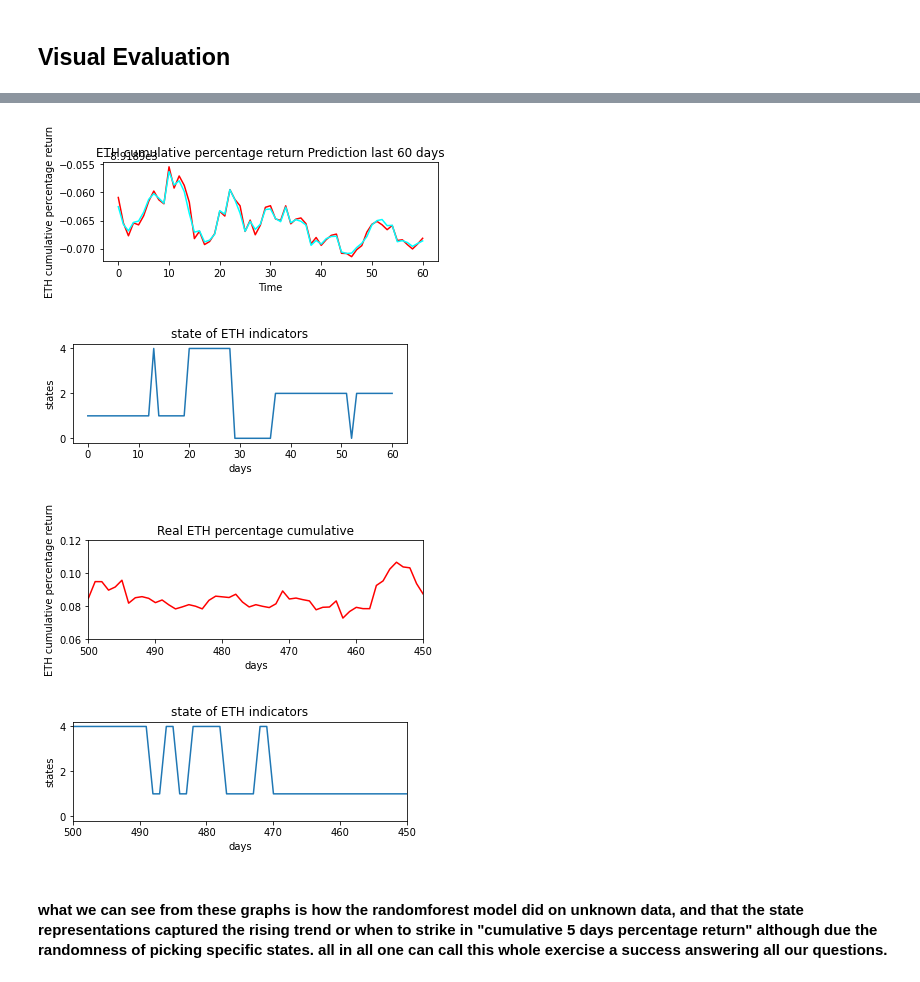
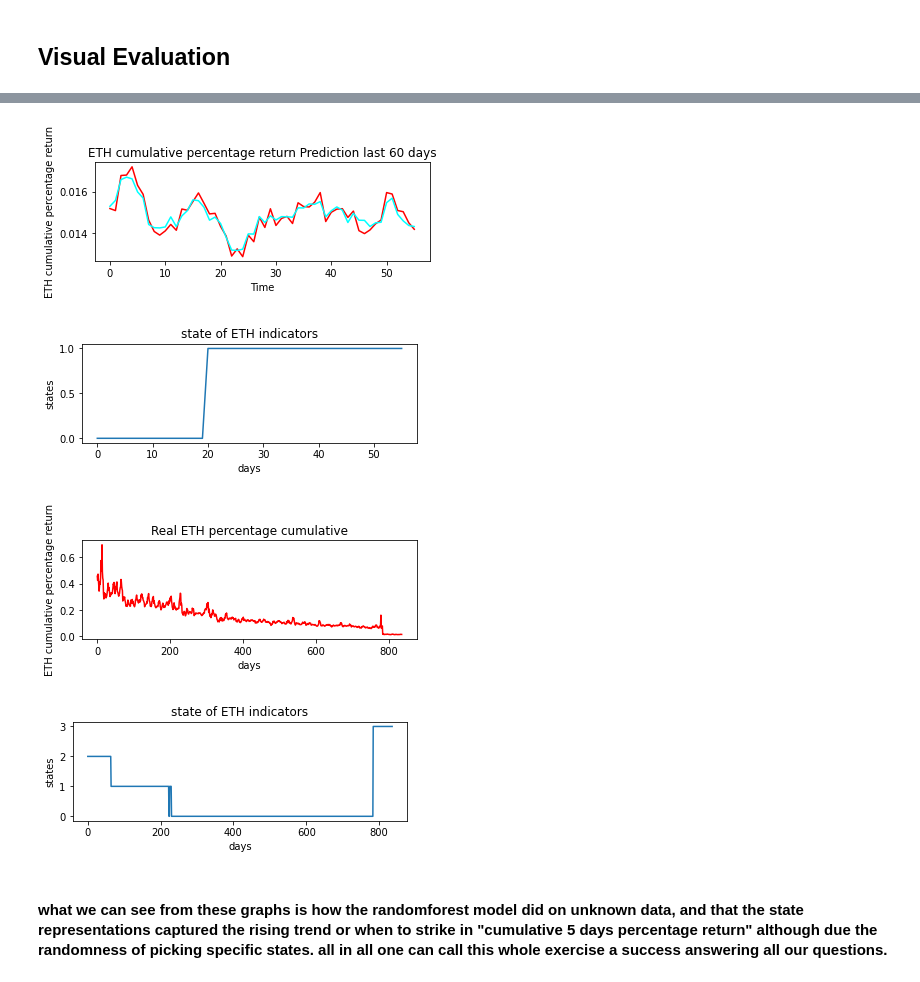
Before and after one commit to aimazin/Gaining_Advantage_On_Etherium_Price, a Jupyter notebook: ethMay2020.ipynb, the cells around one changed output, grey strips where cells are left out. Cells and saved outputs as stored; diff of their text form; code cells hidden in the pictures.

```diff
--- a/ethMay2020.ipynb
+++ b/ethMay2020.ipynb
@@ -151,11 +151,11 @@ plt.show  # show the plot
 con=btci.shape[0]
 con60=con-60
 
-X_train = scale(btci.iloc[201:con60,6:13].values)
-X_test = scale(btci.iloc[(con60-1):con,6:13].values)
+X_train = scale(btci.iloc[201:con60,:13].values)
+X_test = scale(btci.iloc[(con60-1):con,:13].values)[:56,:]
 
 y_train = btci.iloc[201:con60,-1].values
-y_test = btci.iloc[(con60-1):con,-1].values
+y_test = btci.iloc[(con60-1):con,-1].values[:56]
 # %% [markdown]
 ### Linear model
 # %%
@@ -260,10 +260,13 @@ print(X.score(X_test,y_test))
     -- up steep
     -- down
     -- down steep
+# %%
+X_trai=np.asmatrix((np.log2(y_train),X_train[:,6],X_train[:,7],X_train[:,8]))
+X_tes=np.asmatrix(((y_test),X_test[:,6],X_test[:,7],X_test[:,8]))
 # %%
 from sklearn.cluster import KMeans
 # %%
-kmeans = KMeans(n_clusters=5) # You want cluster the passenger records into 2: Survived or Not survived
-kmeans.fit(X_train)
+kmeans = KMeans(n_clusters=4) # You want cluster the passenger records into 2: Survived or Not survived
+kmeans.fit(X_trai.T)
 # %% [output]
 KMeans(algorithm='auto', copy_x=True, init='k-means++', max_iter=300,
@@ -274,5 +281,5 @@ predclutr=kmeans.predict(X_train)
 # %%
-predclu=kmeans.predict(X_test)
+predclu=kmeans.predict(X_tes.T)
 # %% [markdown]
 ## Visual Evaluation
 # %%
@@ -307,22 +314,22 @@ plt.show()
 # %%
 # Visualising the results
 plt.figure()
 plt.subplot(2,1,1)
-plt.plot(y_test-8919, color = 'red', label = 'Real ETH Stock Price')
-plt.plot(predr-8919, color = 'cyan', label = 'Predicted RFR')
+plt.plot(y_test, color = 'red', label = 'Real ETH Stock Price')
+plt.plot(predr, color = 'cyan', label = 'Predicted RFR')
 plt.title('ETH cumulative percentage return Prediction last 60 days')
 plt.xlabel('Time')
 plt.ylabel('ETH cumulative percentage return')
 plt.show()
 plt.subplot(2,1,2)
 plt.plot(predclu)
 plt.title('state of ETH indicators')
 plt.xlabel('days')
 plt.ylabel('states')
 plt.show()
 # %% [output]
-[figure, old version]
+[figure, new version]
-[figure, old version]
+[figure, new version]
 # %%
 plt.figure()
 plt.subplot(2,1,1)
@@ -330,19 +337,19 @@ plt.plot(y_train, color = 'red', label = 'Real ETH cumulative percentage return'
 plt.title('Real ETH percentage cumulative')
 plt.xlabel('days')
 plt.ylabel('ETH cumulative percentage return')
-plt.ylim(.06,.12)
-plt.xlim(500,450)
+#plt.ylim(.06,.12)
+#plt.xlim(500,450)
 plt.show()
 
 plt.subplot(2,1,2)
 plt.plot(predclutr)
 plt.title('state of ETH indicators')
-plt.xlim(500,450)
+#plt.xlim(500,450)
 plt.xlabel('days')
 plt.ylabel('states')
 plt.show()
 # %% [output]
-[figure, old version]
+[figure, new version]
-[figure, old version]
+[figure, new version]
 # %% [markdown]
 #### what we can see from these graphs is how the randomforest model did on unknown data, and that the state representations captured the rising trend or when to strike in "cumulative 5 days percentage return" although due the randomness of picking specific states. all in all one can call this whole exercise a success answering all our questions.
```
Also changed, not shown: parts of 22 cells of this notebook, 1 other file.
